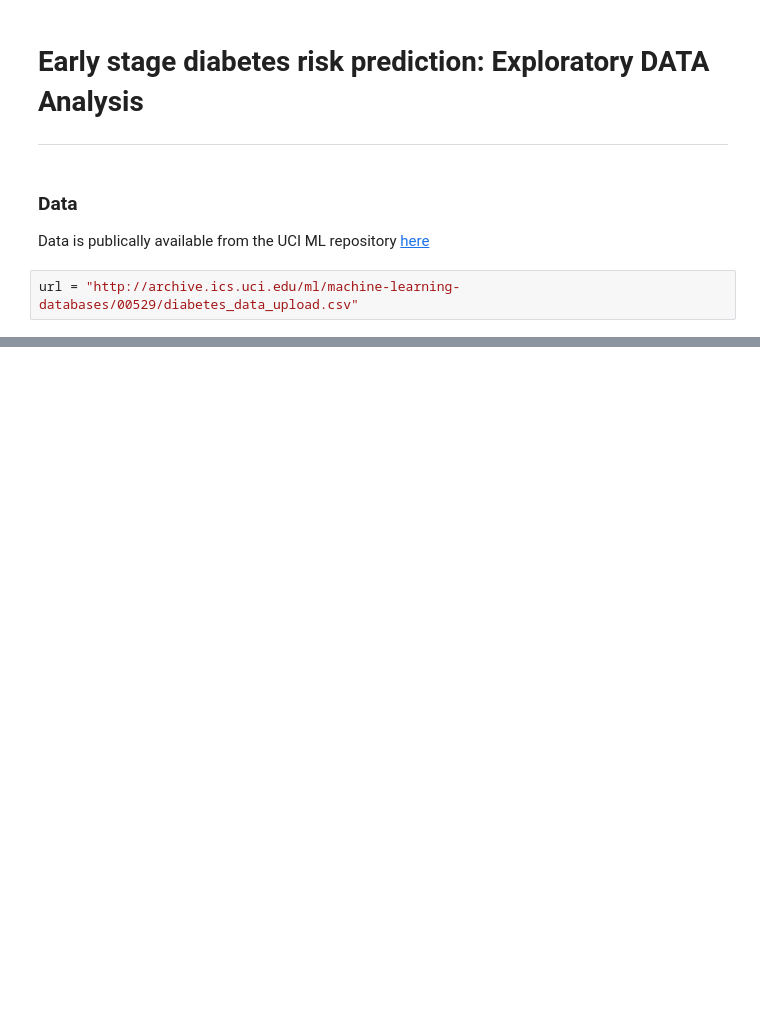
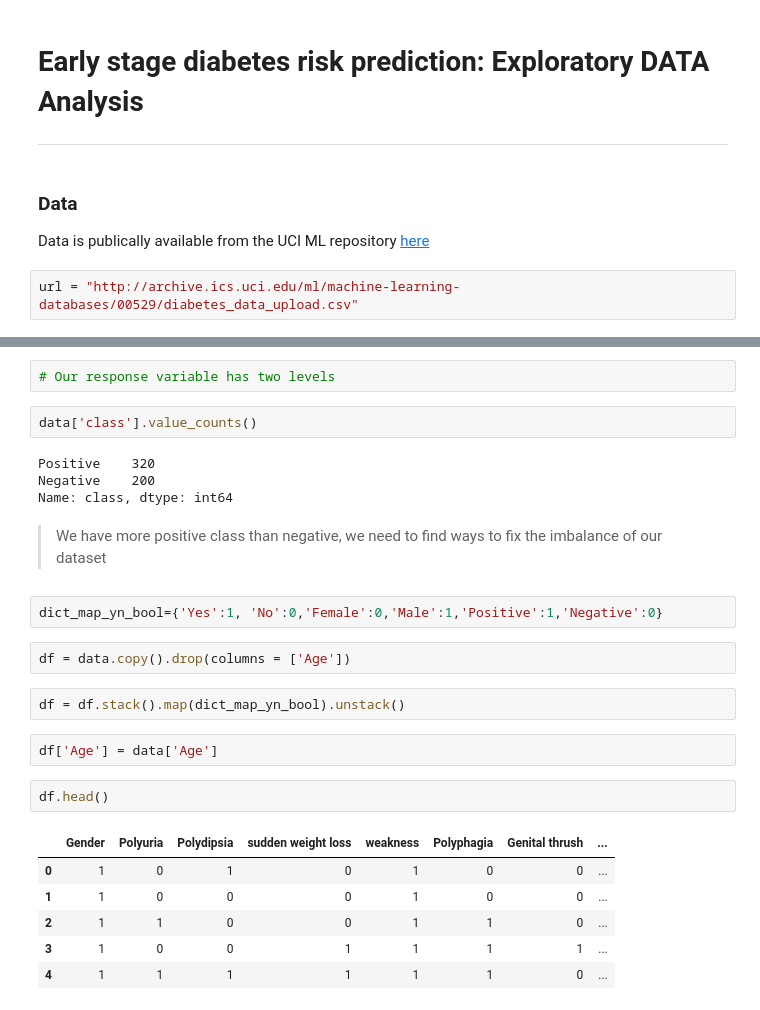
Before and after one commit to dataubc/diabetes_risk-prediction, a Jupyter notebook: eda.ipynb, the cells around one changed output, grey strips where cells are left out. Drawn from its saved outputs; the diff is of its cells as text; blank space fills up the shorter version.

```diff
--- a/eda.ipynb
+++ b/eda.ipynb
@@ -28,0 +73,27 @@ data.head()
+# %%
+# Our response variable has two levels
+# %%
+data['class'].value_counts()
+# %% [output]
+Positive    320
+Negative    200
+Name: class, dtype: int64
+# %% [markdown]
+> We have more positive class than negative, we need to find ways to fix the imbalance of our dataset
+# %%
+dict_map_yn_bool={'Yes':1, 'No':0,'Female':0,'Male':1,'Positive':1,'Negative':0}
+# %%
+df = data.copy().drop(columns = ['Age'])
+# %%
+df = df.stack().map(dict_map_yn_bool).unstack()
+# %%
+df['Age'] = data['Age']
+# %%
+df.head()
+# %% [output]
+|  | Gender | Polyuria | Polydipsia | sudden weight loss | weakness | Polyphagia | Genital thrush | ... |
+| 0 | 1 | 0 | 1 | 0 | 1 | 0 | 0 | ... |
+| 1 | 1 | 0 | 0 | 0 | 1 | 0 | 0 | ... |
+| 2 | 1 | 1 | 0 | 0 | 1 | 1 | 0 | ... |
+| 3 | 1 | 0 | 0 | 1 | 1 | 1 | 1 | ... |
+| 4 | 1 | 1 | 1 | 1 | 1 | 1 | 0 | ... |
```
Also changed, not shown: parts of 48 cells of this notebook.
